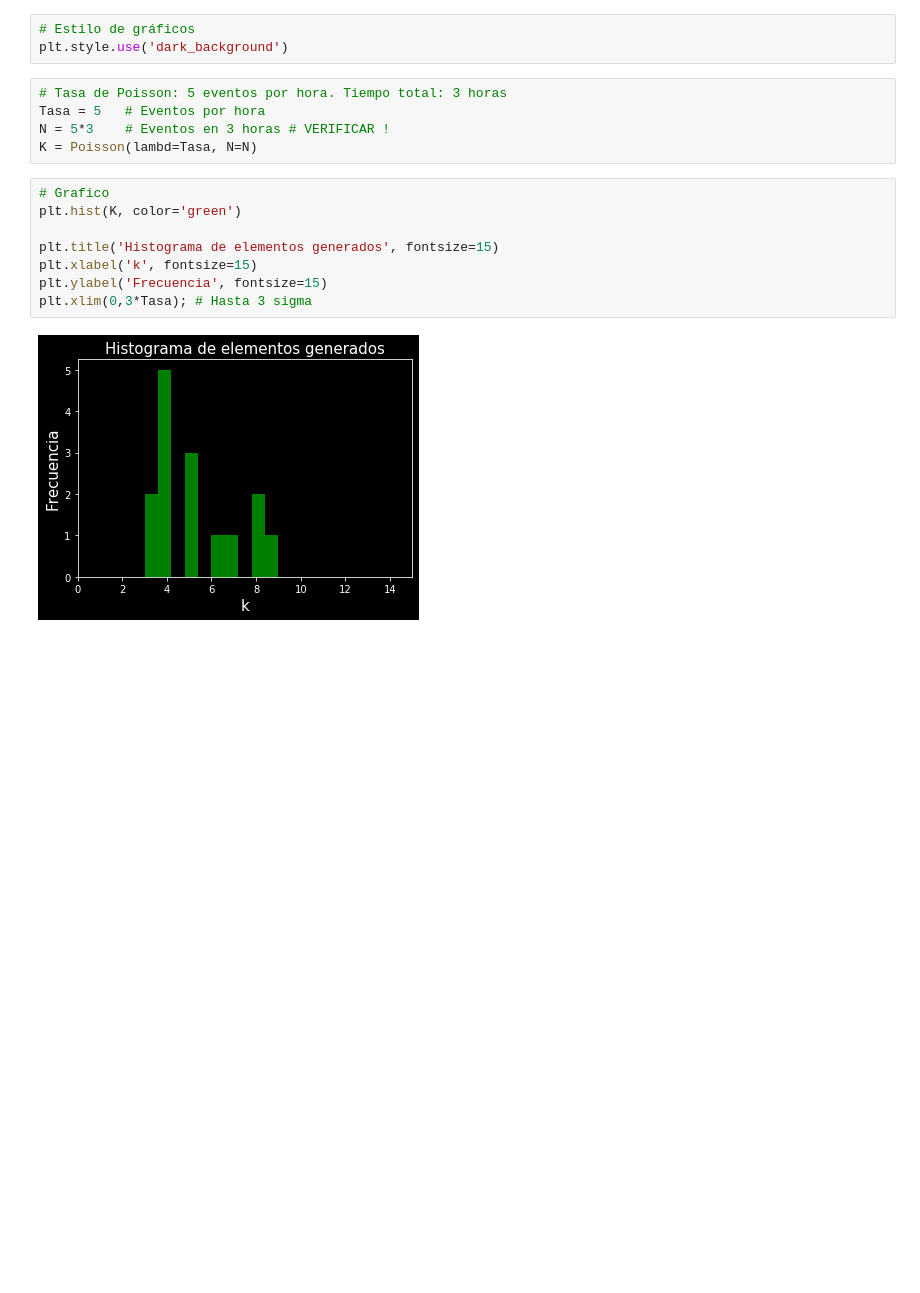
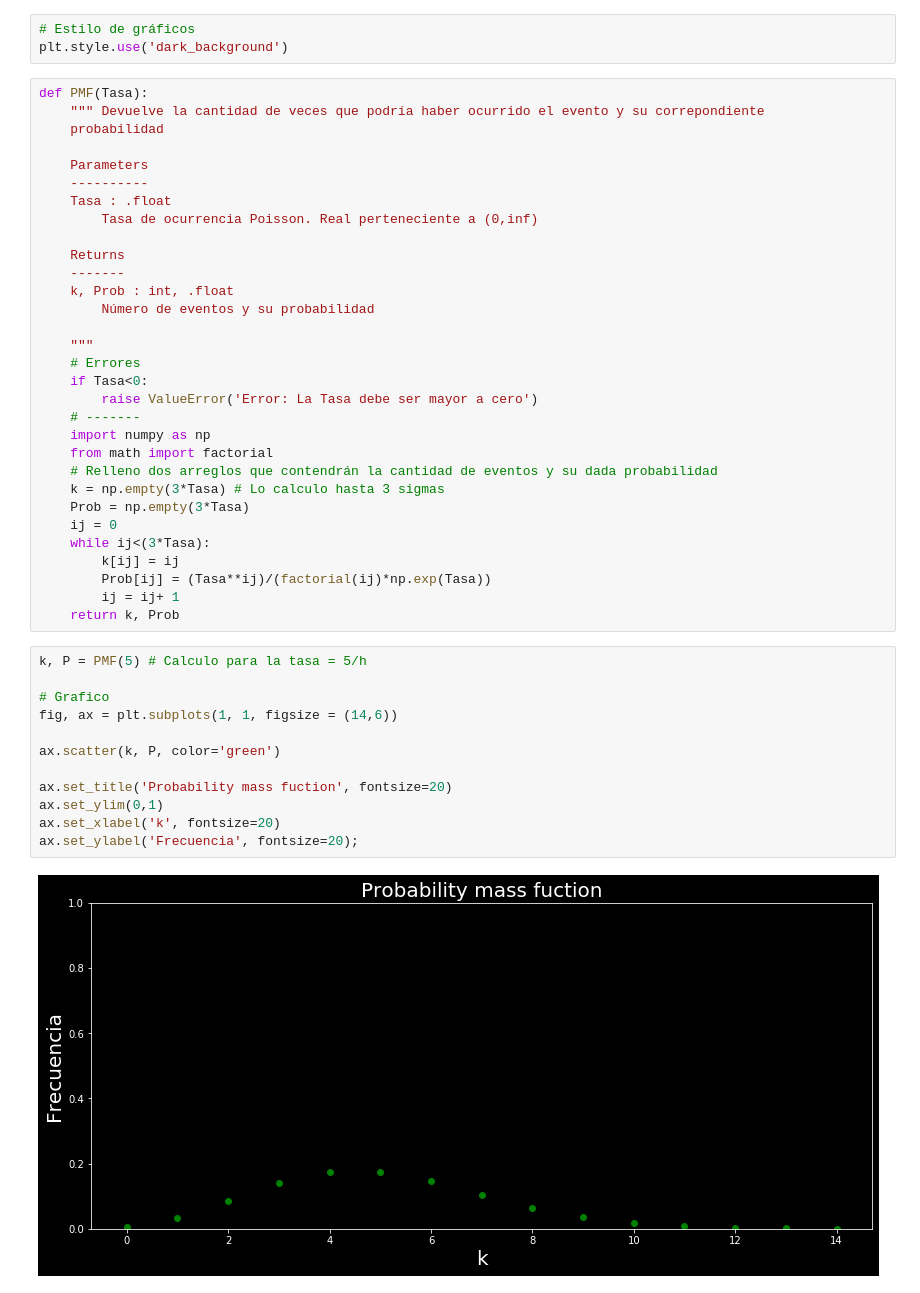
Before and after one commit to MatiasNRamos/Astrometria, a Jupyter notebook: Guia_2/Problema_5.ipynb, the cells around one changed output. Drawn from its saved outputs; the diff is of its cells as text; blank space fills up the shorter version.

Commit message:
Actualizo según las sugerencias dadas

```diff
--- a/Guia_2/Problema_5.ipynb
+++ b/Guia_2/Problema_5.ipynb
@@ -15,18 +12,48 @@ plt.style.use('dark_background')
 # %%
 # Estilo de gráficos
 plt.style.use('dark_background')
-# %%
-# Tasa de Poisson: 5 eventos por hora. Tiempo total: 3 horas
-Tasa = 5   # Eventos por hora
-N = 5*3    # Eventos en 3 horas # VERIFICAR !
-K = Poisson(lambd=Tasa, N=N)
-# %%
-# Grafico
-plt.hist(K, color='green')
-
-plt.title('Histograma de elementos generados', fontsize=15)
-plt.xlabel('k', fontsize=15)
-plt.ylabel('Frecuencia', fontsize=15)
-plt.xlim(0,3*Tasa); # Hasta 3 sigma
-# %% [output]
-[figure, removed]
+# %%
+def PMF(Tasa):
+    """ Devuelve la cantidad de veces que podría haber ocurrido el evento y su correpondiente
+    probabilidad
+
+    Parameters
+    ----------
+    Tasa : .float
+        Tasa de ocurrencia Poisson. Real perteneciente a (0,inf)
+
+    Returns
+    -------
+    k, Prob : int, .float
+        Número de eventos y su probabilidad
+
+    """
+    # Errores
+    if Tasa<0:
+        raise ValueError('Error: La Tasa debe ser mayor a cero')
+    # -------
+    import numpy as np
+    from math import factorial
+    # Relleno dos arreglos que contendrán la cantidad de eventos y su dada probabilidad
+    k = np.empty(3*Tasa) # Lo calculo hasta 3 sigmas
+    Prob = np.empty(3*Tasa)
+    ij = 0
+    while ij<(3*Tasa):
+        k[ij] = ij
+        Prob[ij] = (Tasa**ij)/(factorial(ij)*np.exp(Tasa))
+        ij = ij+ 1
+    return k, Prob
+# %%
+k, P = PMF(5) # Calculo para la tasa = 5/h
+
+# Grafico
+fig, ax = plt.subplots(1, 1, figsize = (14,6))
+
+ax.scatter(k, P, color='green')
+
+ax.set_title('Probability mass fuction', fontsize=20)
+ax.set_ylim(0,1)
+ax.set_xlabel('k', fontsize=20)
+ax.set_ylabel('Frecuencia', fontsize=20);
+# %% [output]
+[figure, added]
```
Also changed, not shown: parts of 4 cells of this notebook, 1 other file.
